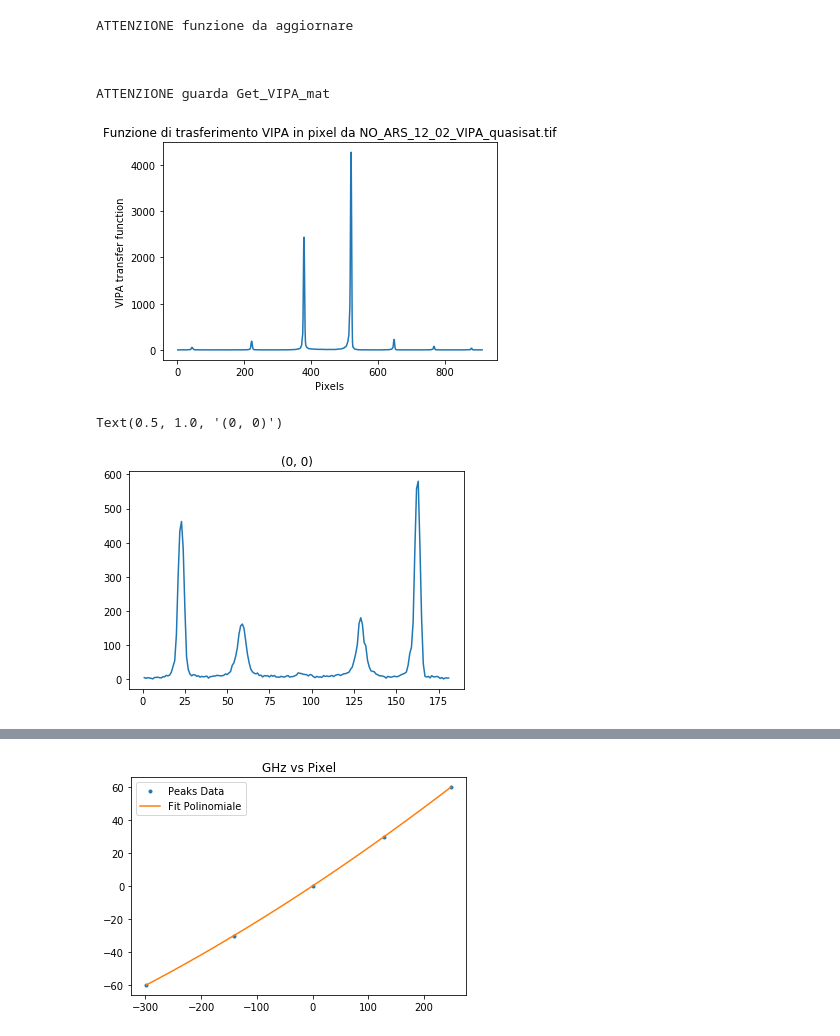
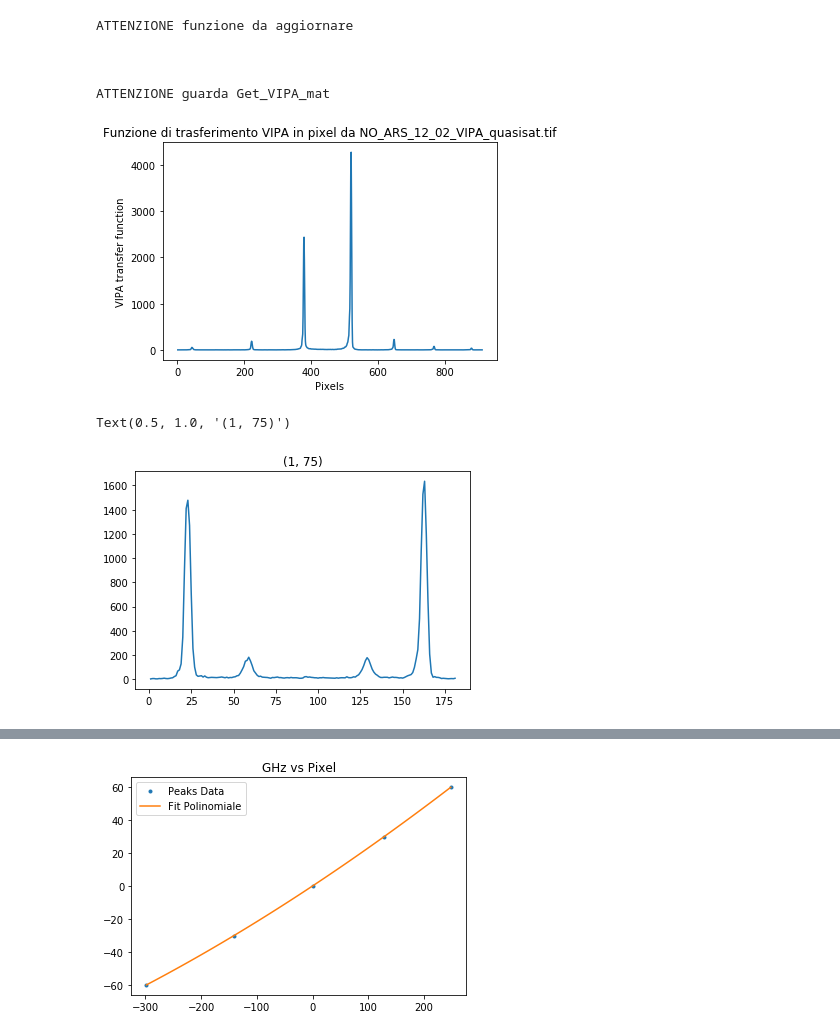
Before and after one commit to flautodipan/Python_Libraries, a Jupyter notebook: Experimentum_single.ipynb, the cells around one changed output, grey strips where cells are left out. Cells and saved outputs as stored; diff of their text form; code cells hidden in the pictures.

```diff
--- a/Experimentum_single.ipynb
+++ b/Experimentum_single.ipynb
@@ -55,23 +56,23 @@ cols_real   = ('Co', 'Omega', 'Gamma', 'Delta', 'tau', 'delta_position', 'delta_
 cols_gauss  = ( 'A', 'mu', 'sigma')
 # %%
 #0) importo dati e inizializzo oggetti
-i   =   0
-j   =   0
+i   =   1
+j   =   75
 y    =   Import_from_Matlab(spectra_filename, now_path, var_name = 'y3')[i][j]
 Data    =   Exp.Spectrum(name = str((i,j)))
 Data.Get_Spectrum(y = np.resize(y, np.max(y.shape)), offset = 183., cut = pre_cut, cut_range = (10, 175))
 Data.Get_Spectrum_Peaks(**syg_kwargs)
 Data.Get_VIPA_tif(VIPA_filename, now_path, fig = 'VIPA_img', save_path = now_path)
 
 plt.figure()
 plt.plot(Data.x, Data.y)
 plt.title(str((i,j)))
 # %% [output]
 ATTENZIONE funzione da aggiornare
 
 
 
 ATTENZIONE guarda Get_VIPA_mat
 [figure]
-Text(0.5, 1.0, '(0, 0)')
+Text(0.5, 1.0, '(1, 75)')
-[figure, old version]
+[figure, new version]
```
Also changed, not shown: parts of 9 cells of this notebook, 4 other files.
